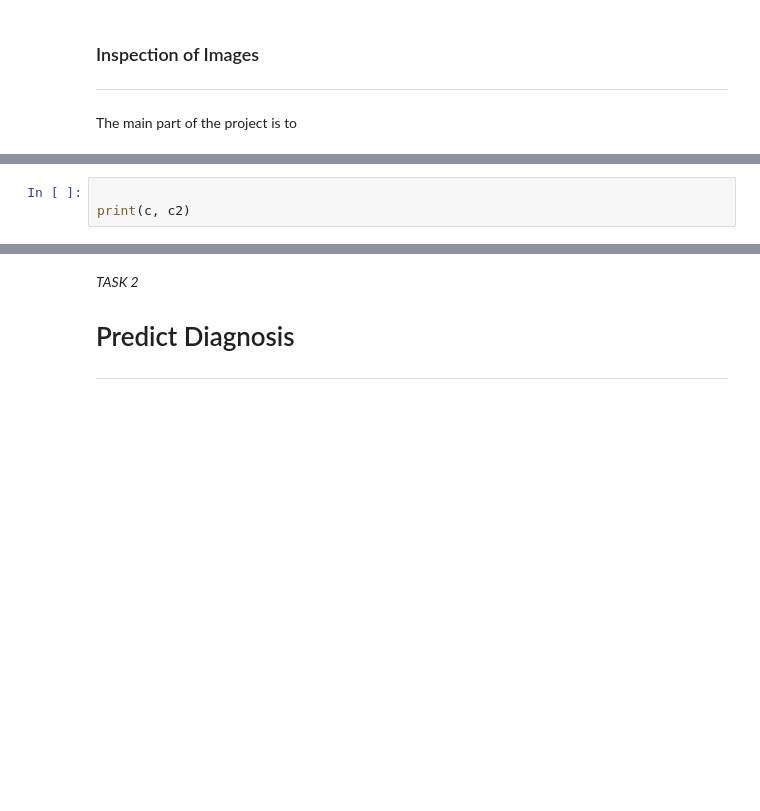
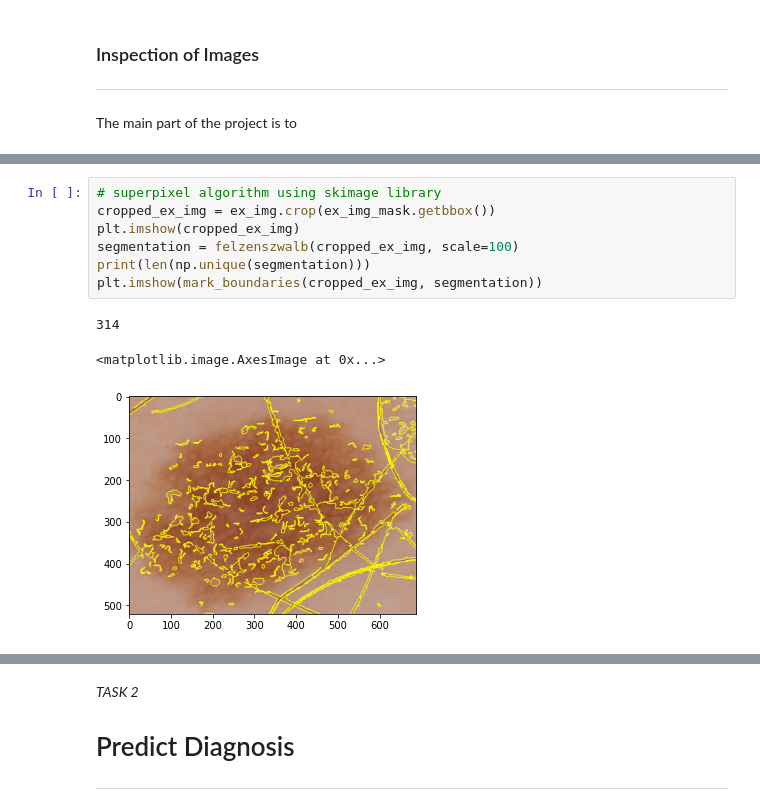
Before and after one commit to mikasenghaas/skin-lesion-detection, a Jupyter notebook: notebooks/project3.ipynb, the cells around one changed output, grey strips where cells are left out. Cells and saved outputs as stored; diff of their text form; blank space fills up the shorter version.

```diff
--- a/notebooks/project3.ipynb
+++ b/notebooks/project3.ipynb
@@ -172,4 +233,12 @@ print(ex_img_mask.format, ex_img_mask.size, ex_img_mask.mode)
-# %%
-
-print(c, c2)
+# %%
+# superpixel algorithm using skimage library
+cropped_ex_img = ex_img.crop(ex_img_mask.getbbox())
+plt.imshow(cropped_ex_img)
+segmentation = felzenszwalb(cropped_ex_img, scale=100)
+print(len(np.unique(segmentation)))
+plt.imshow(mark_boundaries(cropped_ex_img, segmentation))
+# %% [output]
+314
+<matplotlib.image.AxesImage at 0x...>
+[figure, added]
 # %%
```
Also changed, not shown: parts of 31 cells of this notebook, 2 other files.
